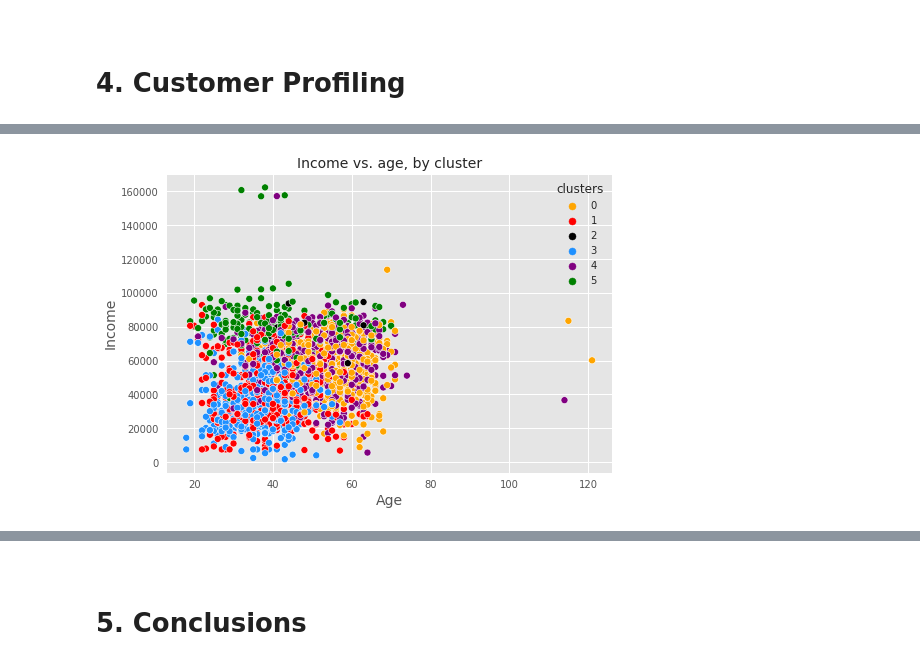
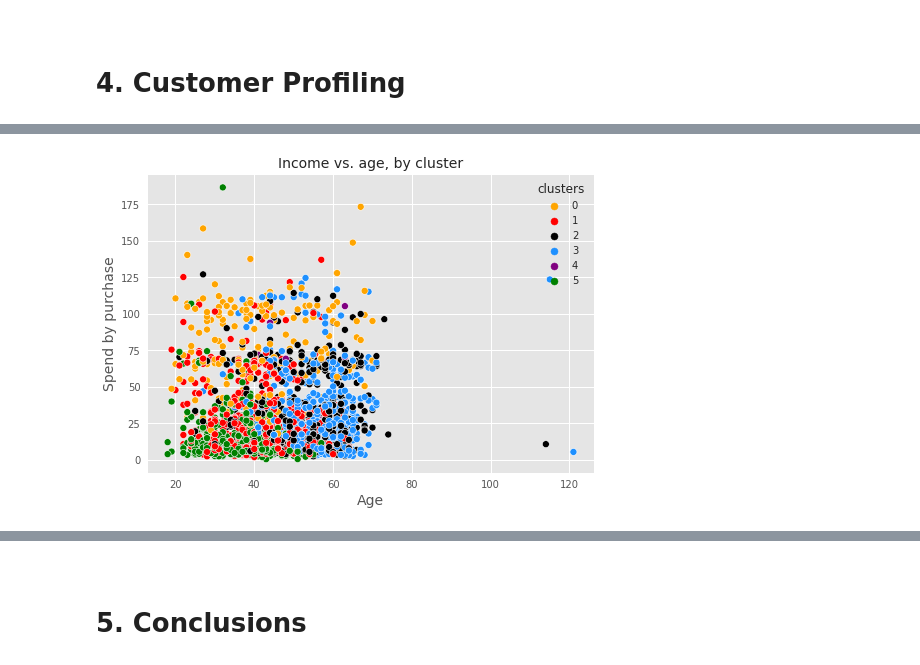
Before and after one commit to YMarcos/customer-analysis-profiling, a Jupyter notebook: customer-personality-analysis.ipynb, the cells around one changed output, grey strips where cells are left out. Drawn from its saved outputs; the diff is of its cells as text; code cells hidden in the pictures.

```diff
--- a/customer-personality-analysis.ipynb
+++ b/customer-personality-analysis.ipynb
@@ -716,9 +730,9 @@ plt.show()
 # %%
-ax = sns.scatterplot(data = df,x=df["age"], y=df["Income"],hue=df["clusters"],
+ax = sns.scatterplot(data = df,x=df["age"], y=df["spend_by_purchase"],hue=df["clusters"],
                      palette=['orange','red','black','dodgerblue','purple', 'green'], legend='full')
 plt.title('Income vs. age, by cluster', size=14)
 plt.xlabel('Age', size=14)
-plt.ylabel('Income', size=14)
+plt.ylabel('Spend by purchase', size=14)
 plt.show()
 # %% [output]
-[figure, old version]
+[figure, new version]
```
Also changed, not shown: parts of 23 cells of this notebook.
